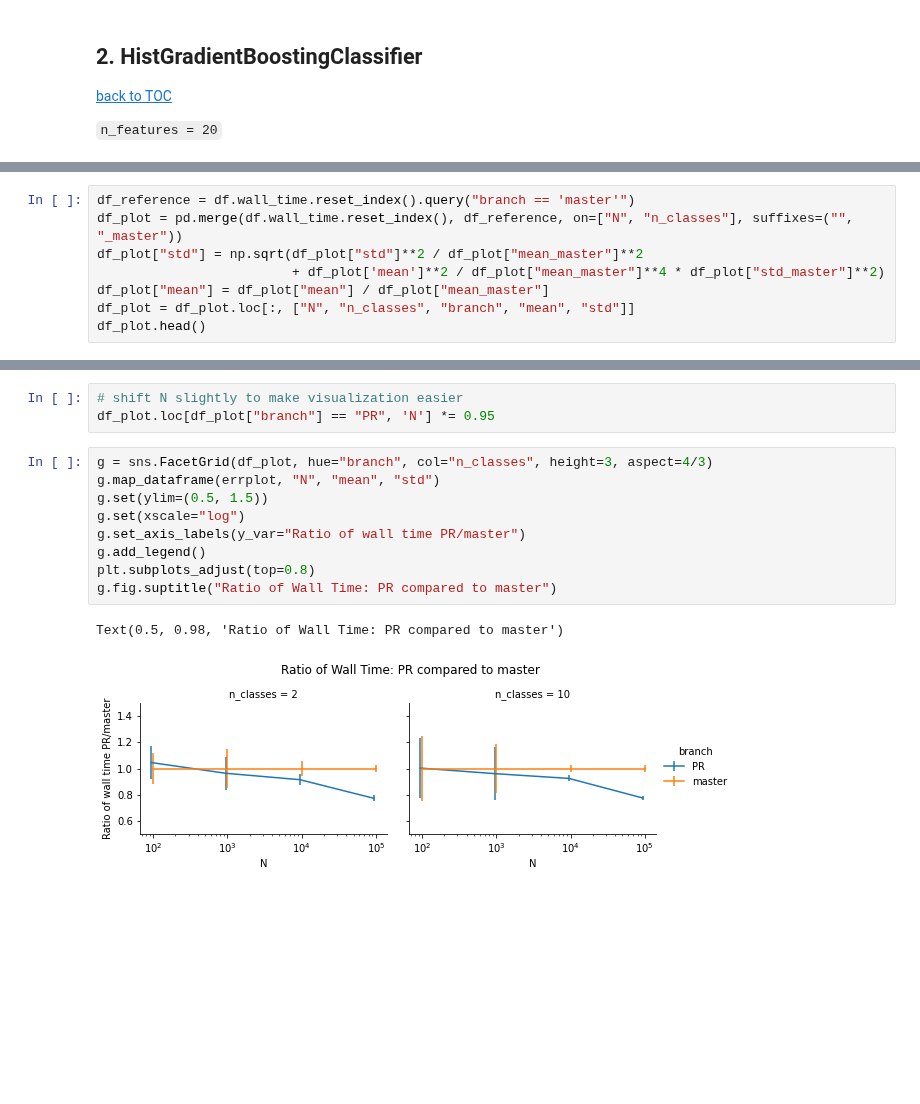
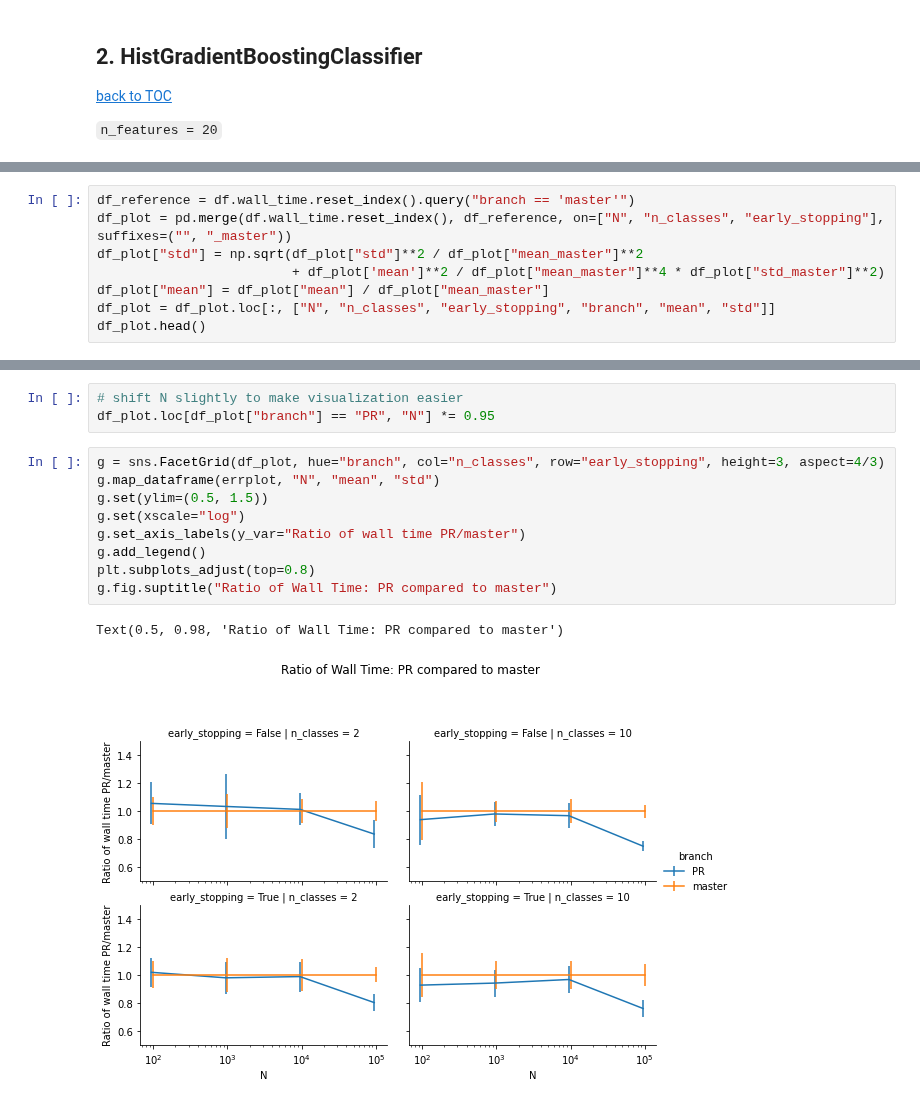
Before and after one commit to lorentzenchr/notebooks, a Jupyter notebook: bench_loss_module_logistic_and_hgbt.ipynb, the cells around one changed output, grey strips where cells are left out. Cells and saved outputs as stored; diff of their text form; blank space fills up the shorter version.

```diff
--- a/bench_loss_module_logistic_and_hgbt.ipynb
+++ b/bench_loss_module_logistic_and_hgbt.ipynb
@@ -211,9 +211,9 @@ Text(0.5, 0.98, 'Histogram Gradient Boosting: Peak Memory')
 # %%
 df_reference = df.wall_time.reset_index().query("branch == 'master'")
-df_plot = pd.merge(df.wall_time.reset_index(), df_reference, on=["N", "n_classes"], suffixes=("", "_master"))
+df_plot = pd.merge(df.wall_time.reset_index(), df_reference, on=["N", "n_classes", "early_stopping"], suffixes=("", "_master"))
 df_plot["std"] = np.sqrt(df_plot["std"]**2 / df_plot["mean_master"]**2
                          + df_plot['mean']**2 / df_plot["mean_master"]**4 * df_plot["std_master"]**2)
 df_plot["mean"] = df_plot["mean"] / df_plot["mean_master"]
-df_plot = df_plot.loc[:, ["N", "n_classes", "branch", "mean", "std"]]
+df_plot = df_plot.loc[:, ["N", "n_classes", "early_stopping", "branch", "mean", "std"]]
 df_plot.head()
 # %% [output]
@@ -226,15 +226,15 @@ df_plot.head()
 # %%
 # shift N slightly to make visualization easier
-df_plot.loc[df_plot["branch"] == "PR", 'N'] *= 0.95
+df_plot.loc[df_plot["branch"] == "PR", "N"] *= 0.95
 # %%
-g = sns.FacetGrid(df_plot, hue="branch", col="n_classes", height=3, aspect=4/3)
+g = sns.FacetGrid(df_plot, hue="branch", col="n_classes", row="early_stopping", height=3, aspect=4/3)
 g.map_dataframe(errplot, "N", "mean", "std")
 g.set(ylim=(0.5, 1.5))
 g.set(xscale="log")
 g.set_axis_labels(y_var="Ratio of wall time PR/master")
 g.add_legend()
 plt.subplots_adjust(top=0.8)
 g.fig.suptitle("Ratio of Wall Time: PR compared to master")
 # %% [output]
 Text(0.5, 0.98, 'Ratio of Wall Time: PR compared to master')
-[figure, old version]
+[figure, new version]
```
Also changed, not shown: parts of 5 cells of this notebook, 3 other files.
